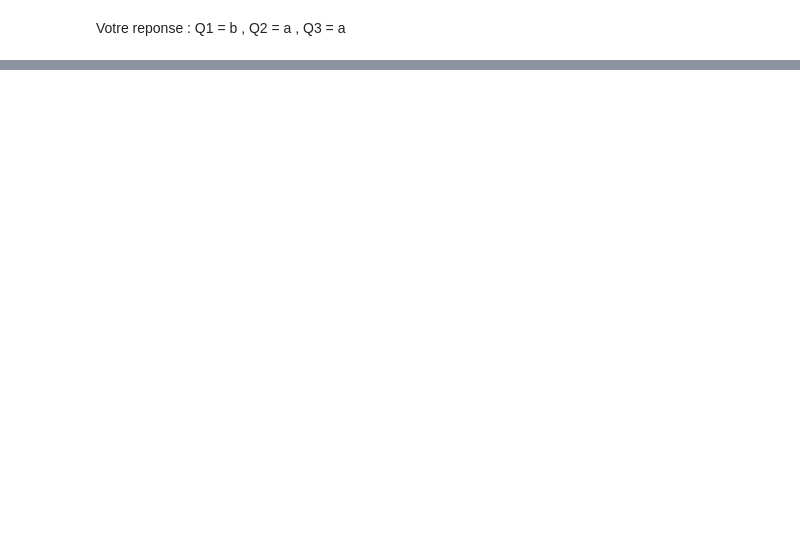
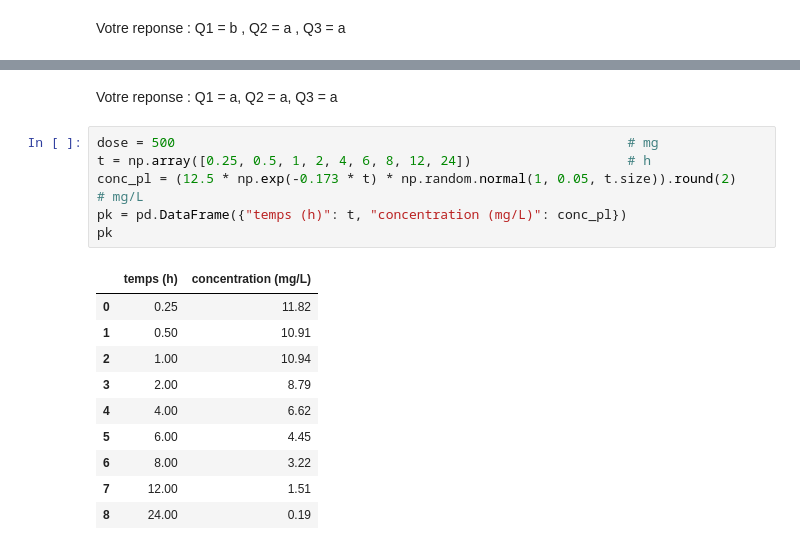
Before and after one commit to soundoussouna/cytokine-analysis, a Jupyter notebook: Tp2.ipynb, the cells around one changed output, grey strips where cells are left out. Cells and saved outputs as stored; diff of their text form; blank space fills up the shorter version.

```diff
--- a/Tp2.ipynb
+++ b/Tp2.ipynb
@@ -134,0 +168,19 @@ pd.DataFrame({"logC": logC, "effet A (%)": effet_A, "effet B (%)": effet_B})
+# %% [markdown]
+ Votre reponse : Q1 = a, Q2 = a, Q3 = a
+# %%
+dose = 500                                                          # mg
+t = np.array([0.25, 0.5, 1, 2, 4, 6, 8, 12, 24])                    # h
+conc_pl = (12.5 * np.exp(-0.173 * t) * np.random.normal(1, 0.05, t.size)).round(2)    # mg/L
+pk = pd.DataFrame({"temps (h)": t, "concentration (mg/L)": conc_pl})
+pk
+# %% [output]
+|  | temps (h) | concentration (mg/L) |
+| 0 | 0.25 | 11.82 |
+| 1 | 0.50 | 10.91 |
+| 2 | 1.00 | 10.94 |
+| 3 | 2.00 | 8.79 |
+| 4 | 4.00 | 6.62 |
+| 5 | 6.00 | 4.45 |
+| 6 | 8.00 | 3.22 |
+| 7 | 12.00 | 1.51 |
+| 8 | 24.00 | 0.19 |
```
Also changed, not shown: parts of 14 cells of this notebook.
